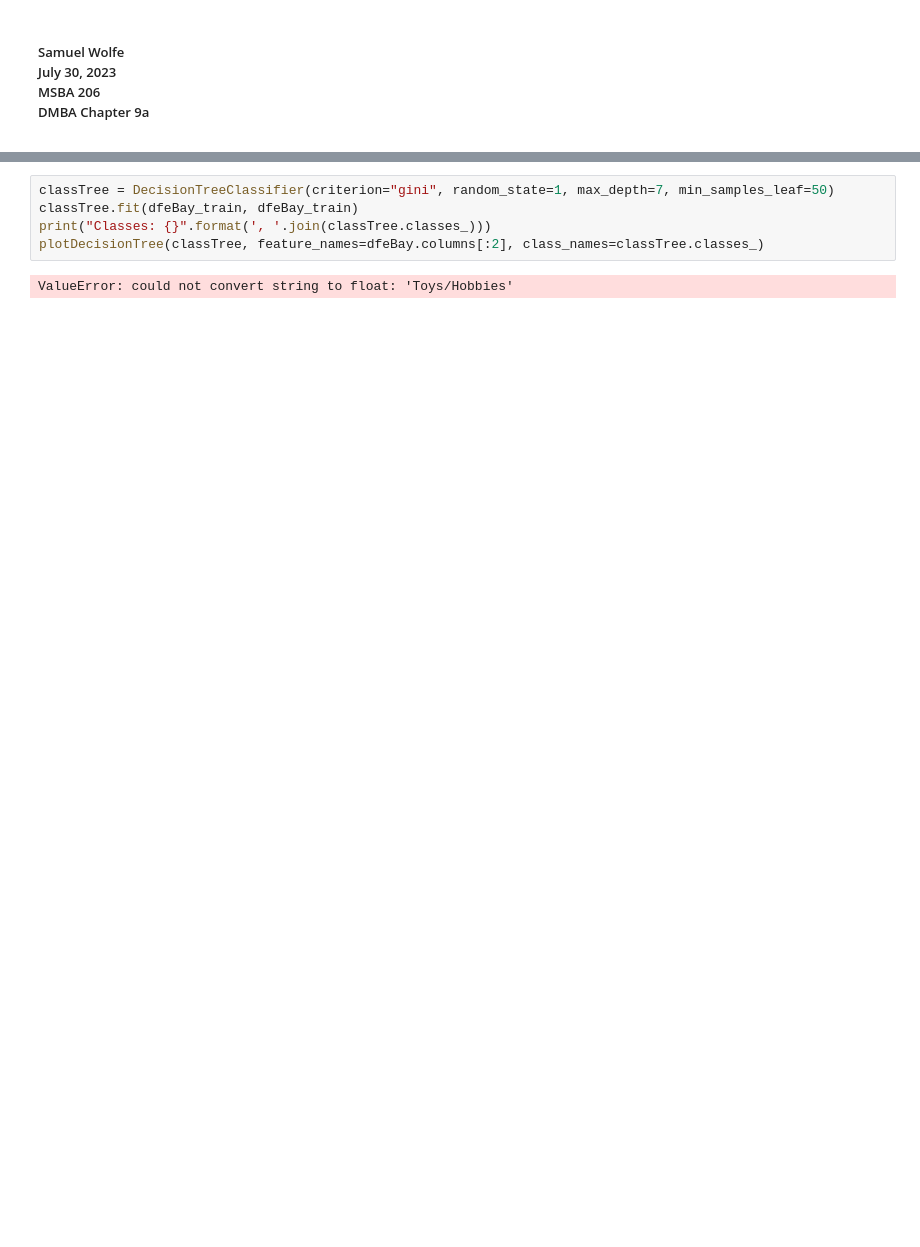
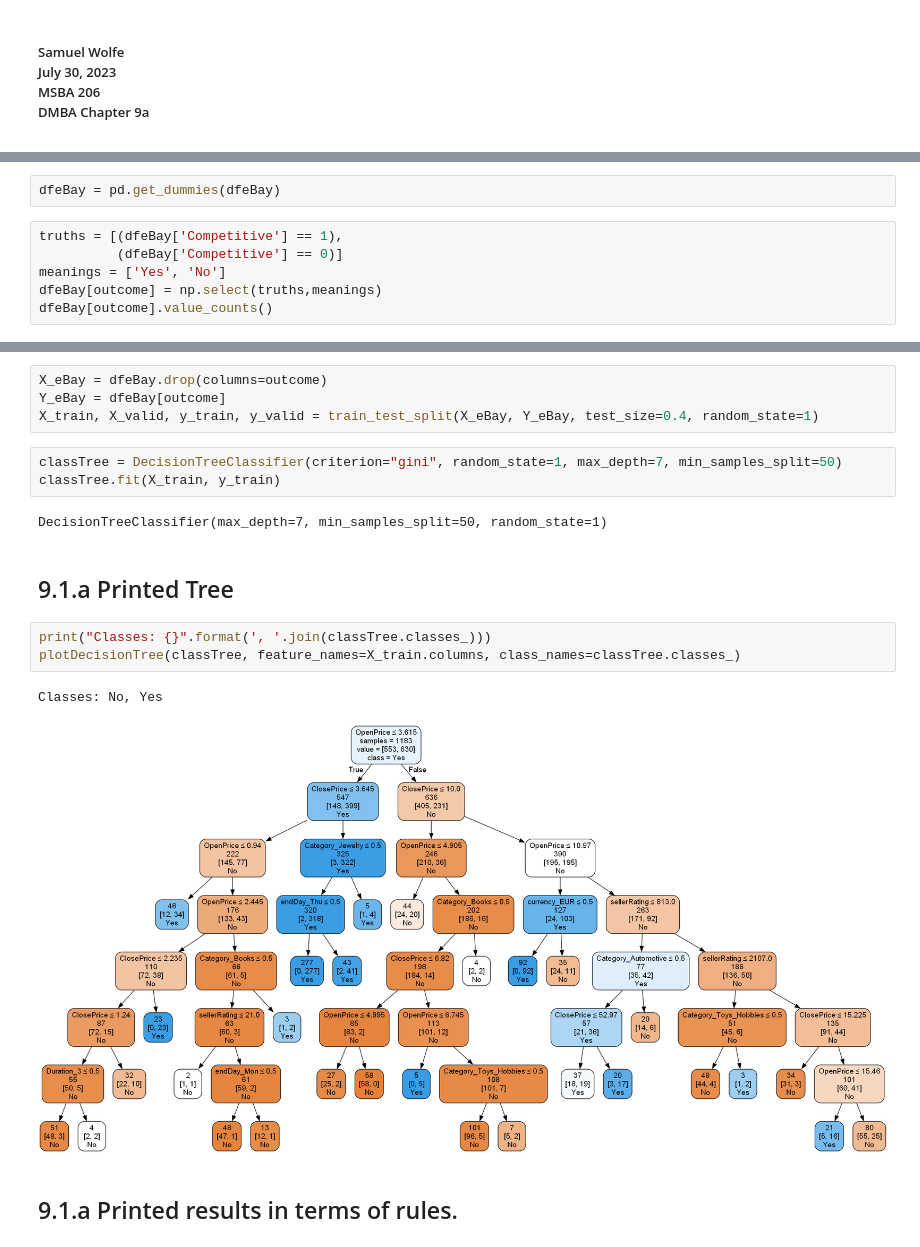
Before and after one commit to wolfesamk/MSBA-206, a Jupyter notebook: homeworks/DMBA Chapter 9a.ipynb, the cells around one changed output, grey strips where cells are left out. Saved outputs shown, nothing was run; the diff lists cells and outputs as text; blank space fills up the shorter version.

```diff
--- a/homeworks/DMBA Chapter 9a.ipynb
+++ b/homeworks/DMBA Chapter 9a.ipynb
@@ -48,0 +85,8 @@ dfeBay_train, dfeBay_valid = train_test_split(dfeBay,test_size=0.4, random_state
+# %%
+dfeBay = pd.get_dummies(dfeBay)
+# %%
+truths = [(dfeBay['Competitive'] == 1),
+          (dfeBay['Competitive'] == 0)]
+meanings = ['Yes', 'No']
+dfeBay[outcome] = np.select(truths,meanings)
+dfeBay[outcome].value_counts()
@@ -49,7 +108,19 @@ dfeBay_train, dfeBay_valid = train_test_split(dfeBay,test_size=0.4, random_state
+# %%
+X_eBay = dfeBay.drop(columns=outcome)
+Y_eBay = dfeBay[outcome]
+X_train, X_valid, y_train, y_valid = train_test_split(X_eBay, Y_eBay, test_size=0.4, random_state=1)
+# %%
+classTree = DecisionTreeClassifier(criterion="gini", random_state=1, max_depth=7, min_samples_split=50)
+classTree.fit(X_train, y_train)
+# %% [output]
+DecisionTreeClassifier(max_depth=7, min_samples_split=50, random_state=1)
+# %% [markdown]
+## 9.1.a Printed Tree
 # %%
-classTree = DecisionTreeClassifier(criterion="gini", random_state=1, max_depth=7, min_samples_leaf=50)
-classTree.fit(dfeBay_train, dfeBay_train)
 print("Classes: {}".format(', '.join(classTree.classes_)))
-plotDecisionTree(classTree, feature_names=dfeBay.columns[:2], class_names=classTree.classes_)
+plotDecisionTree(classTree, feature_names=X_train.columns, class_names=classTree.classes_)
 # %% [output]
-ValueError: could not convert string to float: 'Toys/Hobbies'
+Classes: No, Yes
+[figure, added]
+# %% [markdown]
+## 9.1.a Printed results in terms of rules.
```
Also changed, not shown: parts of 33 cells of this notebook.
